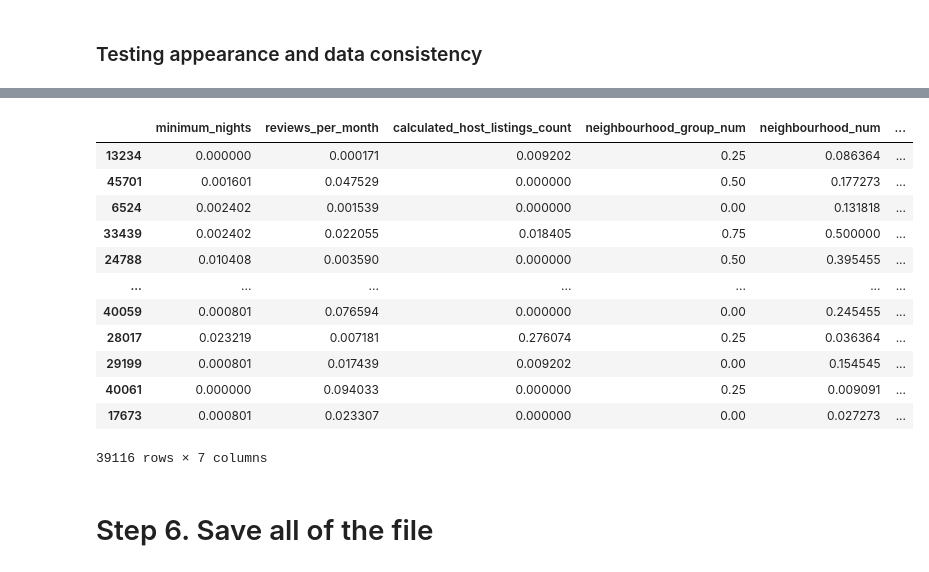
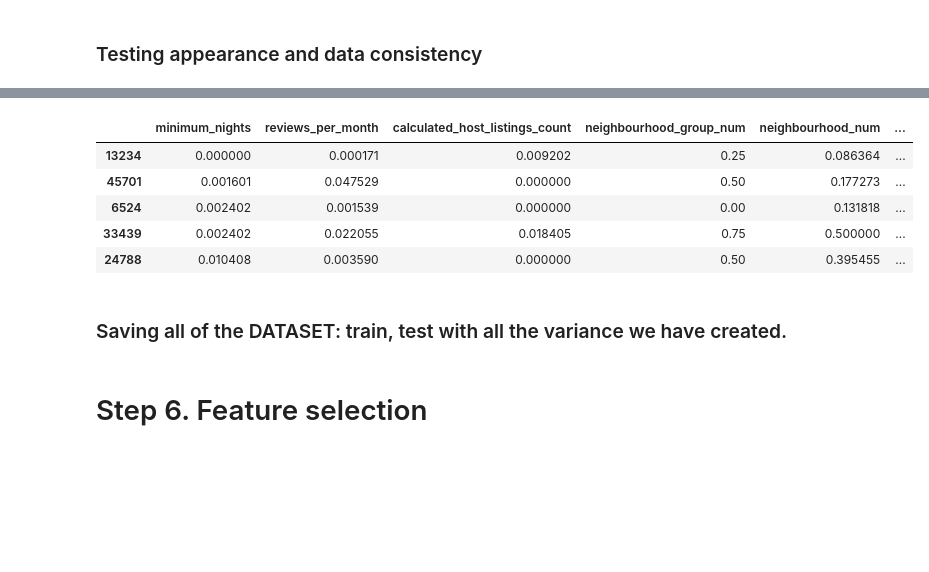
Before and after one commit to 4GeeksAcademy/kiko-bar_Data-Preprocessing-EDA_v2, a Jupyter notebook: src/explore.ipynb, the cells around one changed output, grey strips where cells are left out. Drawn from its saved outputs; the diff is of its cells as text; code cells hidden in the pictures; blank space fills up the shorter version.

```diff
--- a/src/explore.ipynb
+++ b/src/explore.ipynb
@@ -690,16 +672,11 @@ X_train_WITH_outliers
 # %%
-X_train_WITH_outliers_scal
+X_train_WITH_outliers_scal.head()
 # %% [output]
 |  | minimum_nights | reviews_per_month | calculated_host_listings_count | neighbourhood_group_num | neighbourhood_num | ... |
 | 13234 | 0.000000 | 0.000171 | 0.009202 | 0.25 | 0.086364 | ... |
 | 45701 | 0.001601 | 0.047529 | 0.000000 | 0.50 | 0.177273 | ... |
 | 6524 | 0.002402 | 0.001539 | 0.000000 | 0.00 | 0.131818 | ... |
 | 33439 | 0.002402 | 0.022055 | 0.018405 | 0.75 | 0.500000 | ... |
 | 24788 | 0.010408 | 0.003590 | 0.000000 | 0.50 | 0.395455 | ... |
-| ... | ... | ... | ... | ... | ... | ... |
-| 40059 | 0.000801 | 0.076594 | 0.000000 | 0.00 | 0.245455 | ... |
-| 28017 | 0.023219 | 0.007181 | 0.276074 | 0.25 | 0.036364 | ... |
-| 29199 | 0.000801 | 0.017439 | 0.009202 | 0.00 | 0.154545 | ... |
-| 40061 | 0.000000 | 0.094033 | 0.000000 | 0.25 | 0.009091 | ... |
-| 17673 | 0.000801 | 0.023307 | 0.000000 | 0.00 | 0.027273 | ... |
-39116 rows × 7 columns
+# %% [markdown]
+### Saving all of the DATASET: train, test with all the variance we have created.
@@ -706,2 +714,2 @@ X_train_WITH_outliers_scal
 # %% [markdown]
-# Step 6. Save all of the file
+# Step 6. Feature selection
```
Also changed, not shown: parts of 10 cells of this notebook, 14 other files.
